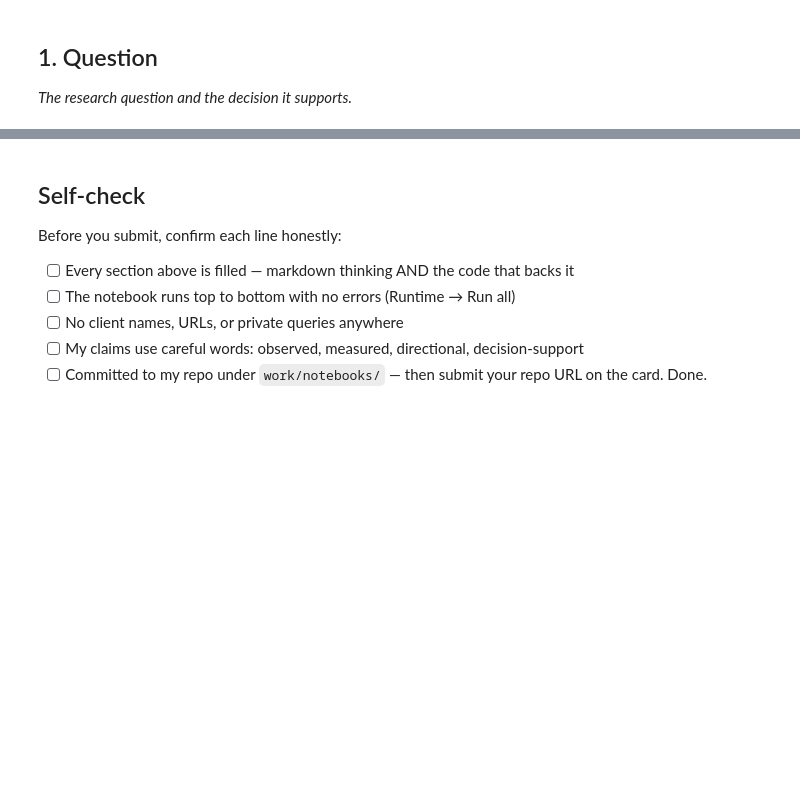
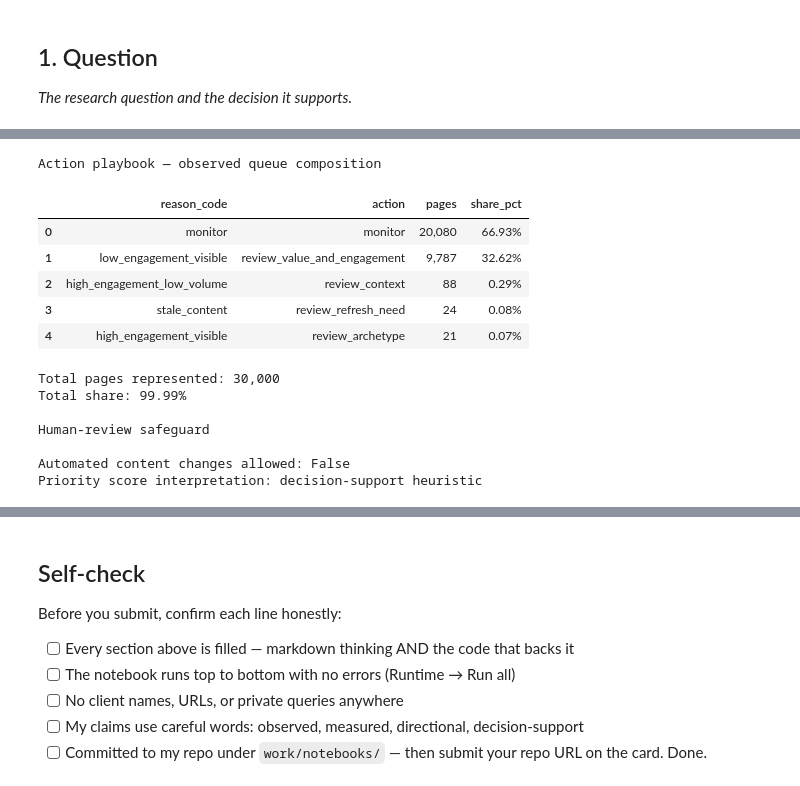
Before and after one commit to pr120107/flyrank-ml-internship, a Jupyter notebook: work/notebooks/capstone.ipynb, the cells around one changed output, grey strips where cells are left out. Saved outputs shown, nothing was run; the diff lists cells and outputs as text; code cells hidden in the pictures; blank space fills up the shorter version.

```diff
--- a/work/notebooks/capstone.ipynb
+++ b/work/notebooks/capstone.ipynb
@@ -36,0 +608,72 @@ This skeleton is yours to fill. Work the sections **in order** — each one has
+# %%
+import pandas as pd
+
+# Observed W07 reason-code results
+reason_summary = pd.DataFrame([
+    {
+        "reason_code": "monitor",
+        "action": "monitor",
+        "pages": 20080,
+        "share_pct": 66.93
+    },
+    {
+        "reason_code": "low_engagement_visible",
+        "action": "review_value_and_engagement",
+        "pages": 9787,
+        "share_pct": 32.62
+    },
+    {
+        "reason_code": "high_engagement_low_volume",
+        "action": "review_context",
+        "pages": 88,
+        "share_pct": 0.29
+    },
+    {
+        "reason_code": "stale_content",
+        "action": "review_refresh_need",
+        "pages": 24,
+        "share_pct": 0.08
+    },
+    {
+        "reason_code": "high_engagement_visible",
+        "action": "review_archetype",
+        "pages": 21,
+        "share_pct": 0.07
+    }
+])
+
+print("Action playbook — observed queue composition")
+
+display(
+    reason_summary.style.format({
+        "pages": "{:,}",
+        "share_pct": "{:.2f}%"
+    })
+)
+
+print("\nTotal pages represented:", f"{reason_summary['pages'].sum():,}")
+print("Total share:", f"{reason_summary['share_pct'].sum():.2f}%")
+
+# Sanity check
+assert reason_summary["pages"].sum() == 30000
+assert abs(reason_summary["share_pct"].sum() - 99.99) < 0.02
+
+print("\nHuman-review safeguard")
+print(" ")
+print("Automated content changes allowed: False")
+print("Priority score interpretation: decision-support heuristic")
+# %% [output]
+Action playbook — observed queue composition
+|  | reason_code | action | pages | share_pct |
+| 0 | monitor | monitor | 20,080 | 66.93% |
+| 1 | low_engagement_visible | review_value_and_engagement | 9,787 | 32.62% |
+| 2 | high_engagement_low_volume | review_context | 88 | 0.29% |
+| 3 | stale_content | review_refresh_need | 24 | 0.08% |
+| 4 | high_engagement_visible | review_archetype | 21 | 0.07% |
+Total pages represented: 30,000
+Total share: 99.99%
+
+Human-review safeguard
+
+Automated content changes allowed: False
+Priority score interpretation: decision-support heuristic
```
Also changed, not shown: parts of 26 cells of this notebook.
